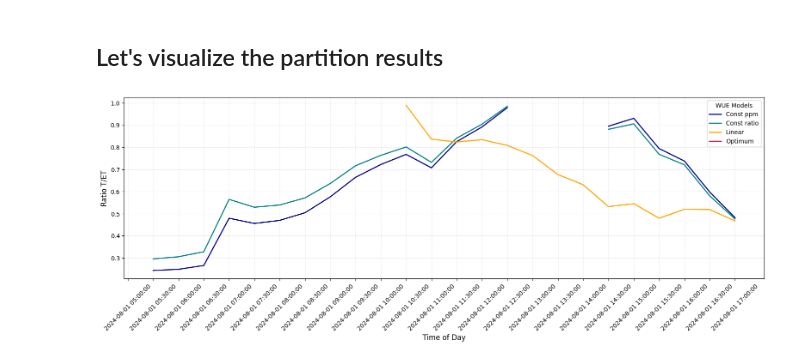
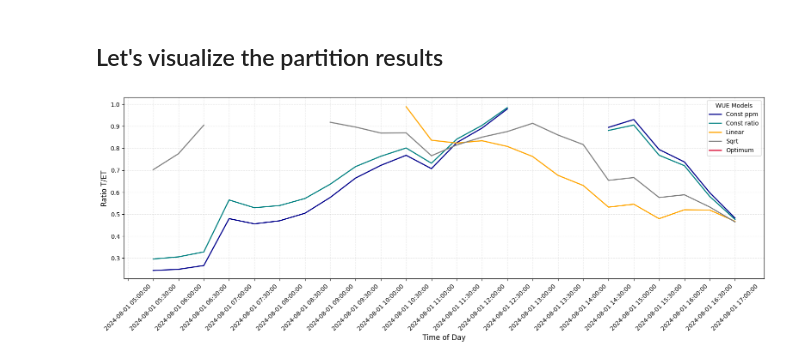
Before and after one commit to praghav444/AmeriFlux-Meeting-2025-FVS-Tutorial-Wetland, a Jupyter notebook: AmeriFlux_Meeting2025_Tutorial.ipynb, the cells around one changed output. Cells and saved outputs as stored; diff of their text form; code cells hidden in the pictures.

```diff
--- a/AmeriFlux_Meeting2025_Tutorial.ipynb
+++ b/AmeriFlux_Meeting2025_Tutorial.ipynb
@@ -805,7 +807,10 @@ ts_p20[:, 5] = df_final['sdc'].values
 ts_p20[:, 6] = df_final['Fc'].values
 ts_p20[:, 7] = df_final['Fq'].values
 ts_p20[:, 8] = df_final['rho_cq'].values
-# Now remove unreasonable outliers from output data
+
+# =============================================================
+# 2. Remove unreasonable outliers from output data
+# =============================================================
 ts_p20[np.where((ts_p20[:, 0] < 12) | (ts_p20[:, 0] > 30)), 0] = np.nan
 ts_p20[np.where((ts_p20[:, 1] < 100) | (ts_p20[:, 1] > 1400)) , 1] = np.nan
 ts_p20[np.where(ts_p20[:, 4] > 100) , 4] = np.nan
@@ -837,13 +842,23 @@ m_con = m * constr
 
 # Now determine factors that are needed for WUE estimation
 R = 8.3143  # Ideal gas constant, J mol-1 K-1
+MWco2 = 0.044010 # kg mol-1
+Rco2 = R / MWco2
 CO2_ppm = (CO2_conc / 1000) * R * (T + 273.15) / 1000 / P * 1e6
 
-# WUE models parameters
+#
+# =============================================================
+# 2. Set Parameters for different WUE models
+# =============================================================
 param_const_ppm = 280     # `Constant ppm` method parameter
+
 param_const_ratio = 0.70  # `Constant ratio` method parameter
+
 param_a_linear_VPD = 1  # `Linear VPD` method parameter a
 param_b_linear_VPD = 1.6e-4   # `Linear VPD` method parameter b
+
+param_lambda_sqrt_VPD = 22.0e-9   # `Sqrt VPD` method parameter lambda
+
 # Values of Ci in mmol m-3 associated with constant ppm
 Ci_constCi = param_const_ppm * 1000 / R / (T + 273.15) * 1000 * P / 1e6
 
@@ -857,7 +872,11 @@ VPD[VPD < 0.01] = 0.01  # Set minimum VPD to 0.01 kPa
 
 # Calculate Ci associated with linear decline in Ci/Ca with respect to VPD
 Ci_linear = (param_a_linear_VPD - param_b_linear_VPD * VPD * 1000) * CO2_conc
-Ci_linear[Ci_linear < 1] = 1  # Ensure Ci is at least 1
+#Ci_linear[Ci_linear < 1] = 1  # Ensure Ci is at least 1
+
+# Calculate Ci associated with sqrt decline in Ci/Ca with respect to VPD
+Ci_sqrt = (1 - (1.6 * param_lambda_sqrt_VPD * VPD * 1000/(CO2_ppm * 1e-6 * P*1000 / Rco2 / (T+273.15)))**0.5) * CO2_conc
+#Ci_sqrt[Ci_sqrt < 1] = 1  # Ensure Ci is at least 1
 
 H2O_conci = a * np.exp(b * T / (T + c)) * 1000 / (T + 273.15) / R * 1000  # Internal water vapor concentration in mmol m-3
 # Difference in H2O concentration between inside and outside the leaf
@@ -877,6 +896,9 @@ W_constCiCa[W_constCiCa > F_c / F_q] = np.nan
 W_linear = (Ci_linear - CO2_conc) / D / DR  # WUE for linear dependence of Ci on VPD
 W_linear[W_linear > F_c / F_q] = np.nan
 
+W_sqrt = (Ci_sqrt - CO2_conc) / D / DR  # WUE for sqrt dependence of Ci on VPD
+W_sqrt[W_sqrt > F_c / F_q] = np.nan
+
 W_opt = (DR * D * m_con - (DR * D * m_con * (CO2_conc + DR * D * m_con))**0.5) / (DR * D)  # WUE from optimal formulation
 W_opt[W_opt > F_c / F_q] = np.nan
 
@@ -887,6 +909,8 @@ TET_constCiCa = b_con / (W_constCiCa - m) / F_q  # T/ET ratio for constant Ci/Ca
 
 TET_linear = b_con / (W_linear - m) / F_q  # T/ET ratio for linear dependence of Ci on VPD
 
+TET_sqrt = b_con / (W_sqrt - m) / F_q  # T/ET ratio for sqrt dependence of Ci on VPD
+
 TET_opt = b_con / (W_opt - m) / F_q  # T/ET ratio for optimal formulation
 
 # Add output
@@ -894,6 +918,7 @@ df_final['VPD'] = VPD
 df_final['Ci_constCi'] = Ci_constCi
 df_final['Ci_constCiCa'] = Ci_constCiCa
 df_final['Ci_linear'] = Ci_linear
+df_final['Ci_sqrt'] = Ci_sqrt
 
 # Calculate Ci associated with optimal method
 Ci_opt = W_opt * DR * D + CO2_conc
@@ -902,9 +927,11 @@ df_final['Ci_opt'] = Ci_opt  # Add Ci_opt to DataFrame
 df_final['W_constCi'] = W_constCi
 df_final['W_constCiCa'] = W_constCiCa
 df_final['W_linear'] = W_linear
+df_final['W_sqrt'] = W_sqrt
 df_final['W_opt'] = W_opt
 
 df_final['TET_constCi'] = TET_constCi
 df_final['TET_constCiCa'] = TET_constCiCa
 df_final['TET_linear'] = TET_linear
+df_final['TET_sqrt'] = TET_sqrt
 df_final['TET_opt'] = TET_opt
@@ -913,17 +961,18 @@ df_final['TET_opt'] = TET_opt
 # %%
 plt.figure(figsize=(16, 5))
 plt.plot(df_final['DateTime'], df_final['TET_constCi'], label="Const ppm", color="darkblue", linewidth=1.8)
 plt.plot(df_final['DateTime'], df_final['TET_constCiCa'], label="Const ratio", color="teal", linewidth=1.8)
 plt.plot(df_final['DateTime'], df_final['TET_linear'], label="Linear", color="orange", linewidth=1.8)
+plt.plot(df_final['DateTime'], df_final['TET_sqrt'], label="Sqrt", color="gray", linewidth=1.8)
 plt.plot(df_final['DateTime'], df_final['TET_opt'], label="Optimum", color="crimson", linewidth=1.8)
 
 plt.xlabel("Time of Day", fontsize=12)
 plt.ylabel("Ratio T/ET", fontsize=12)
 
 plt.grid(alpha=0.3, linestyle='--')
 plt.legend(title="WUE Models", fontsize=10)
 plt.tight_layout()
 plt.xticks(rotation=45)
 plt.show()
 # %% [output]
-[figure, old version]
+[figure, new version]
```
Also changed, not shown: parts of 5 cells of this notebook.
